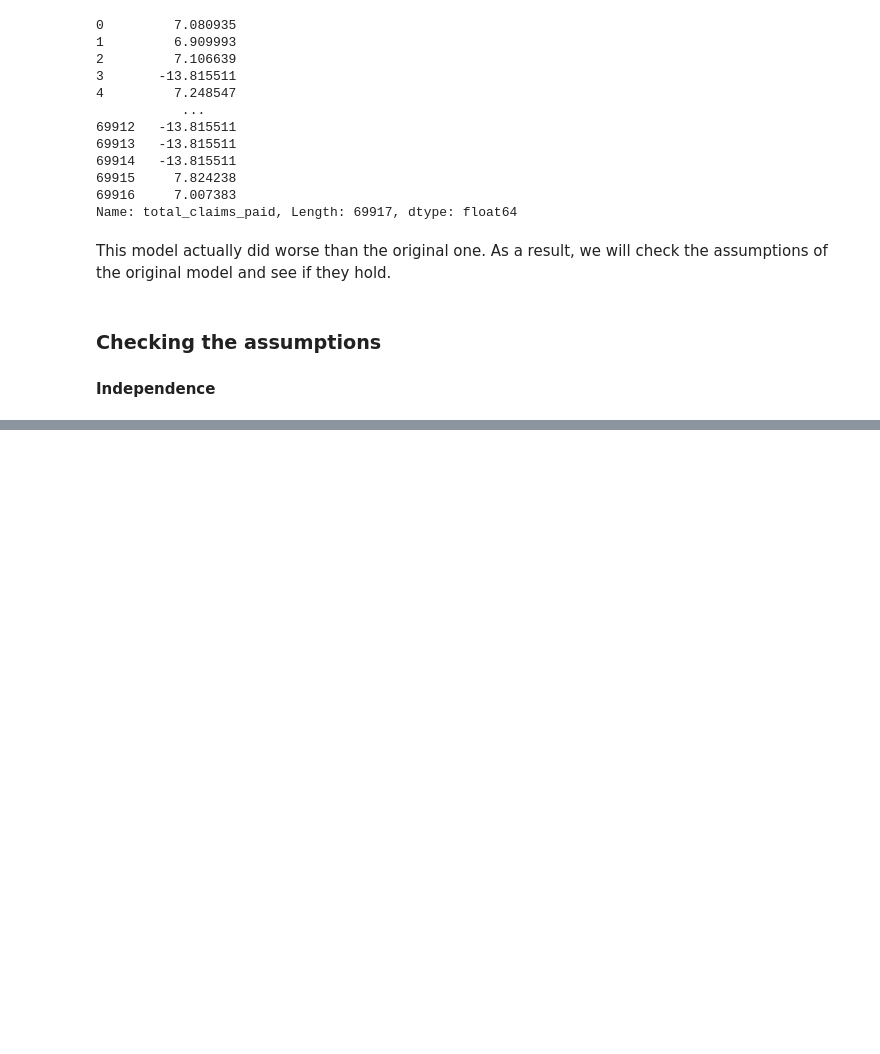
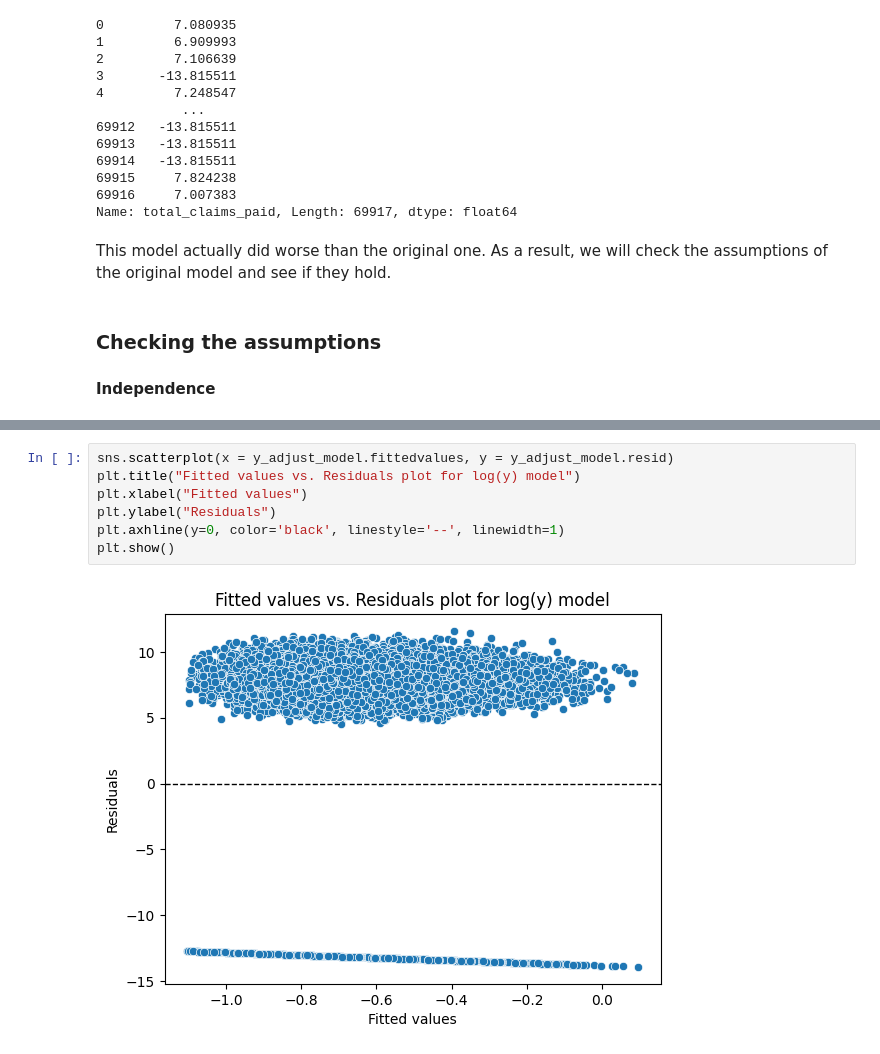
Before and after one commit to jmc8290/dataScienceFoundationsProject, a Jupyter notebook: workbooks/linearAssumptionsWorkbook.ipynb, the cells around one changed output, grey strips where cells are left out. Cells and saved outputs as stored; diff of their text form; blank space fills up the shorter version.

```diff
--- a/workbooks/linearAssumptionsWorkbook.ipynb
+++ b/workbooks/linearAssumptionsWorkbook.ipynb
@@ -119,0 +142,9 @@ This model actually did worse than the original one. As a result, we will check
+# %%
+sns.scatterplot(x = y_adjust_model.fittedvalues, y = y_adjust_model.resid)
+plt.title("Fitted values vs. Residuals plot for log(y) model")
+plt.xlabel("Fitted values")
+plt.ylabel("Residuals")
+plt.axhline(y=0, color='black', linestyle='--', linewidth=1)
+plt.show()
+# %% [output]
+[figure, added]
```
Also changed, not shown: parts of 12 cells of this notebook.
